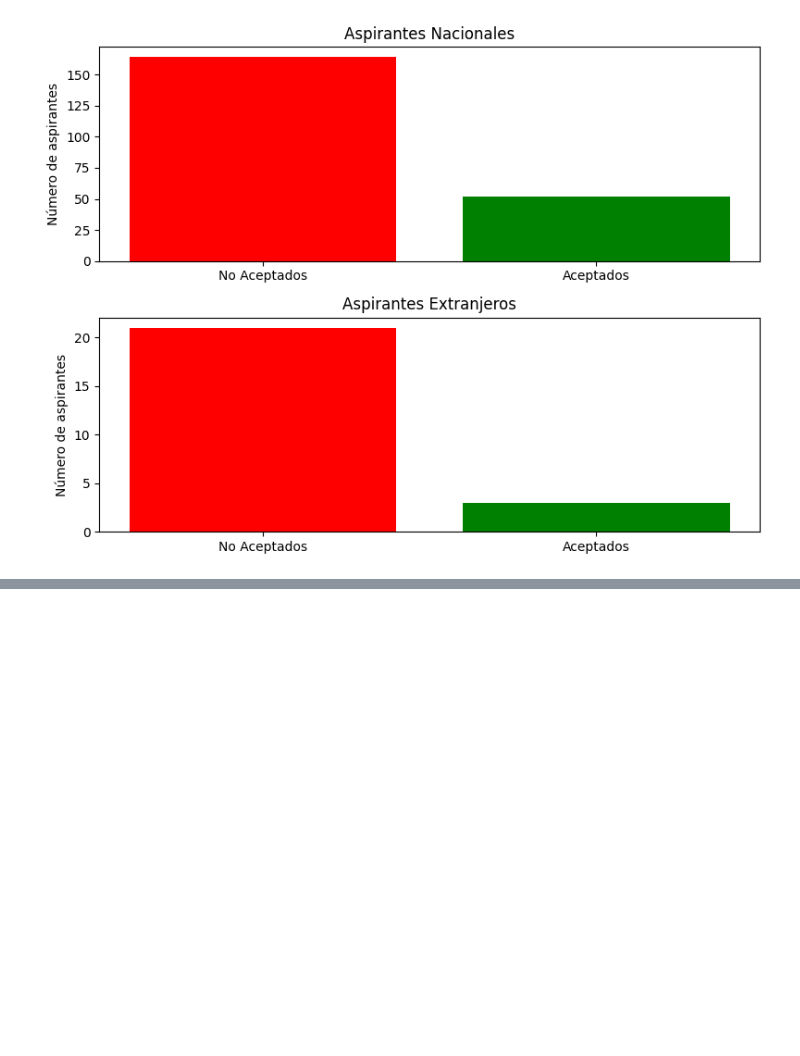
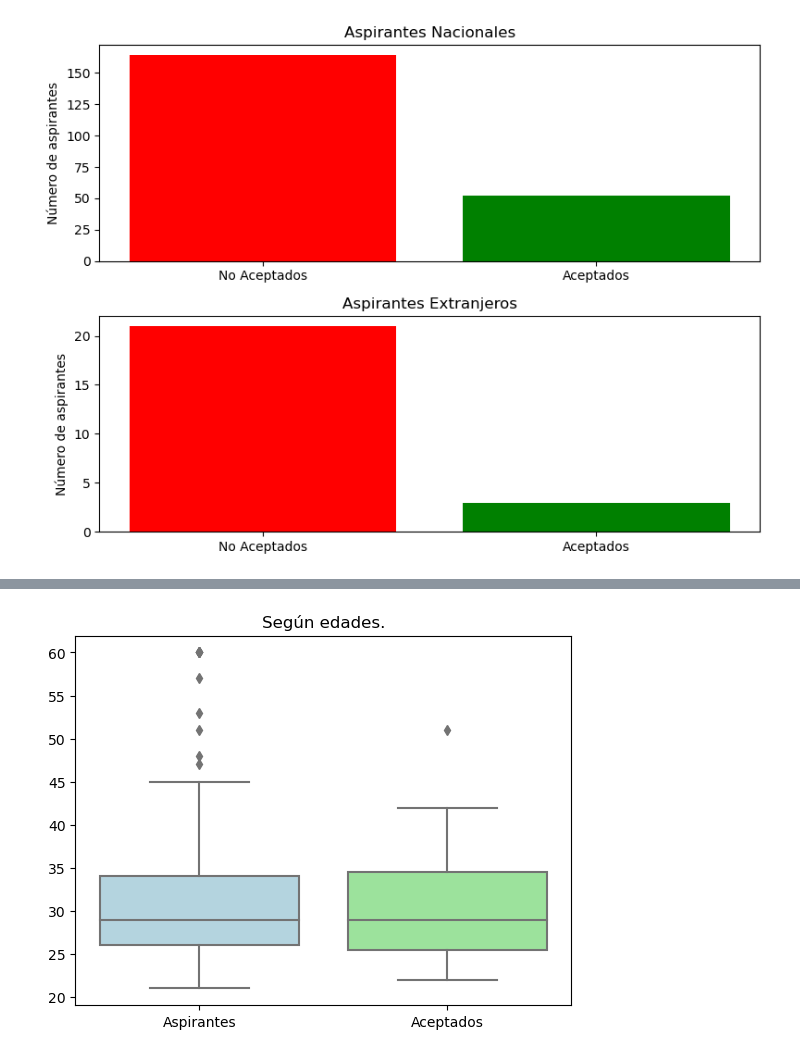
Before and after one commit to fofojaramillo/aspirantes-historia, a Jupyter notebook: notebooks/graficas.ipynb, the cells around one changed output, grey strips where cells are left out. Cells and saved outputs as stored; diff of their text form; code cells hidden in the pictures; blank space fills up the shorter version.

```diff
--- a/notebooks/graficas.ipynb
+++ b/notebooks/graficas.ipynb
@@ -65,0 +59,4 @@ plt.show()
+# %%
+df_boxplot = aspirantes_mcd[["Edad", "Experiencia", "Licenciatura: Promedio", "Aceptado"]].reset_index(drop = True)
+print(df_boxplot.shape)
+df_boxplot.head()
@@ -65,0 +71,4 @@ plt.show()
+# %%
+df_boxplot_aceptados = df_boxplot.loc[df_boxplot["Aceptado"] == True]
+print(df_boxplot_aceptados.shape)
+df_boxplot_aceptados.head()
@@ -65,0 +83,8 @@ plt.show()
+# %%
+# Boxplot según edades...
+sns.boxplot(data = [df_boxplot["Edad"], df_boxplot_aceptados["Edad"]], palette=['lightblue', 'lightgreen'])
+plt.title("Según edades.")
+plt.xticks([0, 1], ["Aspirantes", "Aceptados"])
+plt.show()
+# %% [output]
+[figure, added]
```
Also changed, not shown: parts of 9 cells of this notebook, 2 other files.
